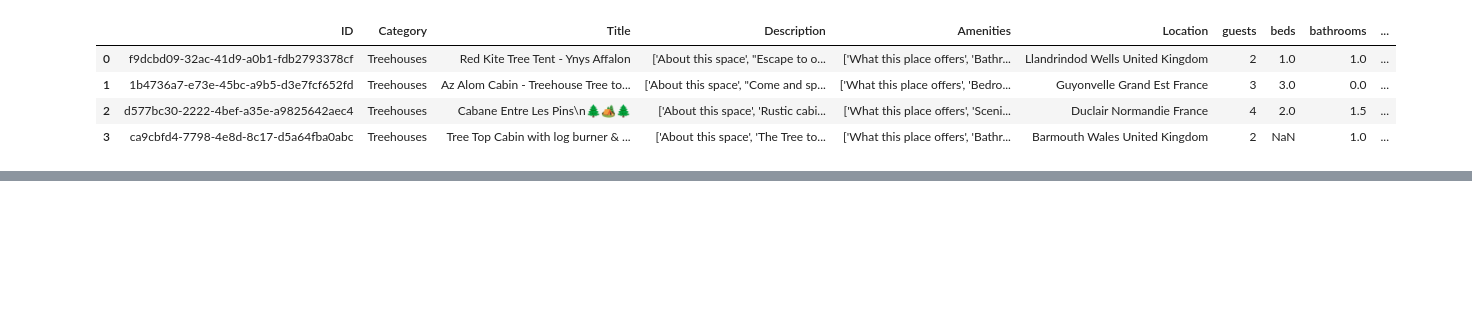
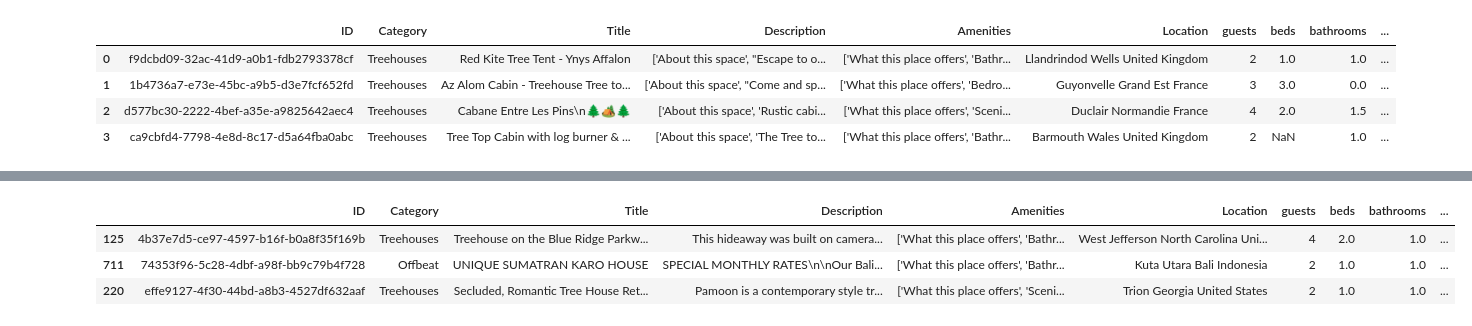
Before and after one commit to raweru/modelling-airbnbs-property-listing-dataset-, a Jupyter notebook: cleaner.ipynb, the cells around one changed output, grey strips where cells are left out. Drawn from its saved outputs; the diff is of its cells as text; code cells hidden in the pictures; blank space fills up the shorter version.

```diff
--- a/cleaner.ipynb
+++ b/cleaner.ipynb
@@ -12,0 +34,8 @@ listings.head(4)
+# %%
+#
+listings.sample(3)
+# %% [output]
+|  | ID | Category | Title | Description | Amenities | Location | guests | beds | bathrooms | ... |
+| 125 | 4b37e7d5-ce97-4597-b16f-b0a8f35f169b | Treehouses | Treehouse on the Blue Ridge Parkw... | This hideaway was built on camera... | ['What this place offers', 'Bathr... | West Jefferson North Carolina Uni... | 4 | 2.0 | 1.0 | ... |
+| 711 | 74353f96-5c28-4dbf-a98f-bb9c79b4f728 | Offbeat | UNIQUE SUMATRAN KARO HOUSE | SPECIAL MONTHLY RATES\n\nOur Bali... | ['What this place offers', 'Bathr... | Kuta Utara Bali Indonesia | 2 | 1.0 | 1.0 | ... |
+| 220 | effe9127-4f30-44bd-a8b3-4527df632aaf | Treehouses | Secluded, Romantic Tree House Ret... | Pamoon is a contemporary style tr... | ['What this place offers', 'Sceni... | Trion Georgia United States | 2 | 1.0 | 1.0 | ... |
```
Also changed, not shown: parts of 9 cells of this notebook, 2 other files.
